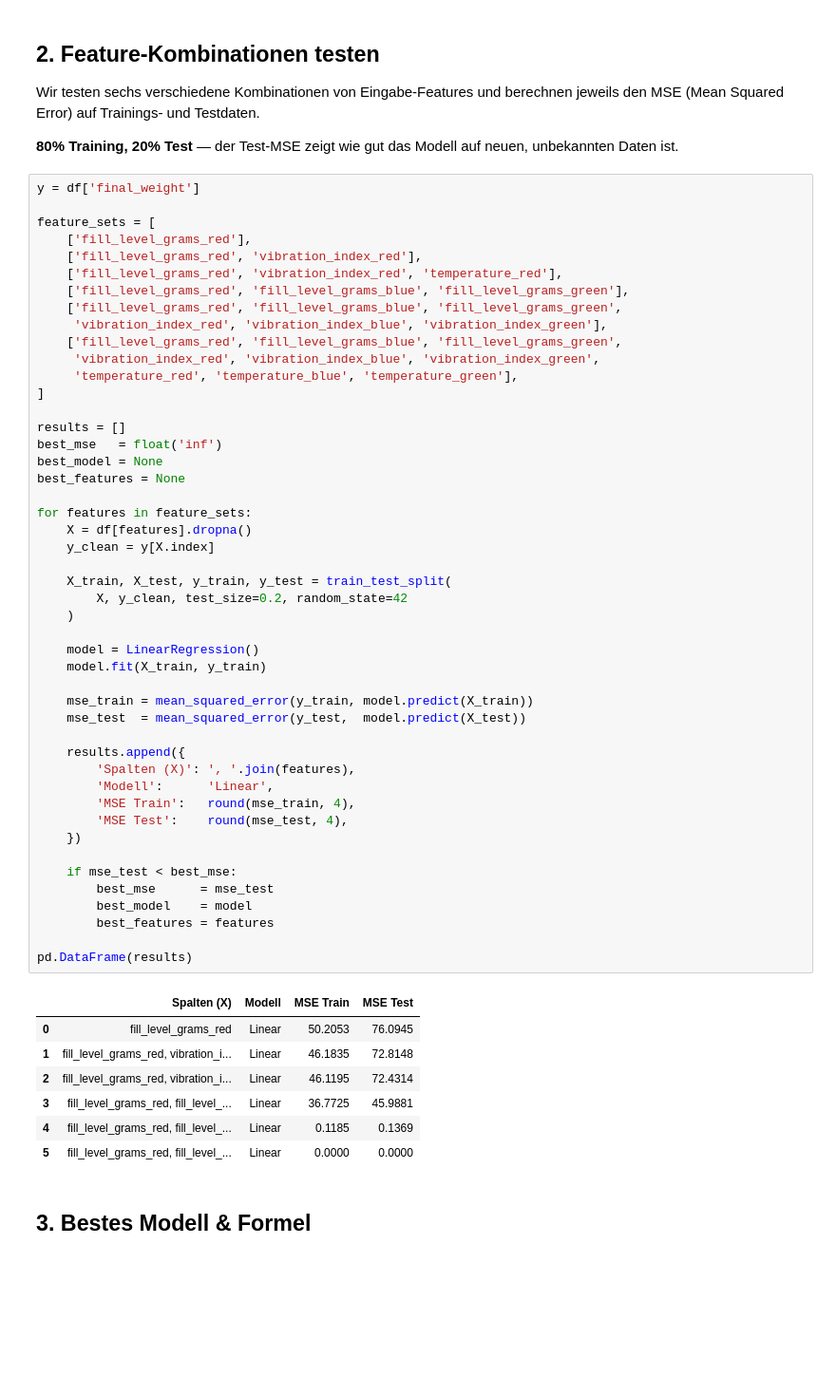
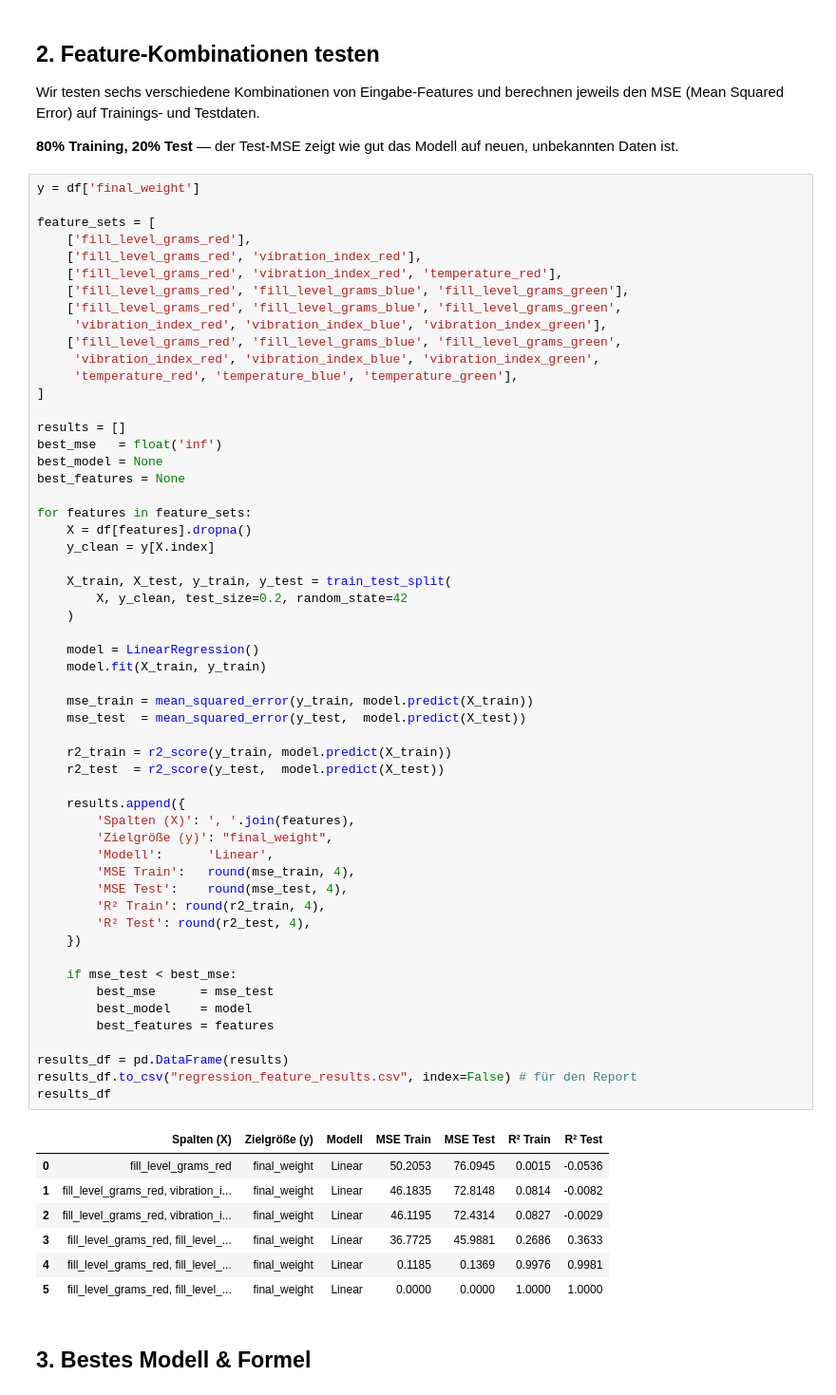
Before and after one commit to LeonSei03/IIoT_Automatisierungstechnik, a Jupyter notebook: 12_3_Regression/regression.ipynb, the cells around one changed output. Shown at 95% size. Drawn from its saved outputs; the diff is of its cells as text; blank space fills up the shorter version.

```diff
--- a/12_3_Regression/regression.ipynb
+++ b/12_3_Regression/regression.ipynb
@@ -61,41 +61,49 @@ best_mse   = float('inf')
 best_model = None
 best_features = None
 
 for features in feature_sets:
     X = df[features].dropna()
     y_clean = y[X.index]
 
     X_train, X_test, y_train, y_test = train_test_split(
         X, y_clean, test_size=0.2, random_state=42
     )
 
     model = LinearRegression()
     model.fit(X_train, y_train)
 
     mse_train = mean_squared_error(y_train, model.predict(X_train))
     mse_test  = mean_squared_error(y_test,  model.predict(X_test))
 
+    r2_train = r2_score(y_train, model.predict(X_train))
+    r2_test  = r2_score(y_test,  model.predict(X_test))
+
     results.append({
         'Spalten (X)': ', '.join(features),
+        'Zielgröße (y)': "final_weight",
         'Modell':      'Linear',
         'MSE Train':   round(mse_train, 4),
         'MSE Test':    round(mse_test, 4),
+        'R² Train': round(r2_train, 4),
+        'R² Test': round(r2_test, 4),
     })
 
     if mse_test < best_mse:
         best_mse      = mse_test
         best_model    = model
         best_features = features
 
-pd.DataFrame(results)
+results_df = pd.DataFrame(results)
+results_df.to_csv("regression_feature_results.csv", index=False) # für den Report
+results_df
 # %% [output]
-|  | Spalten (X) | Modell | MSE Train | MSE Test |
-| 0 | fill_level_grams_red | Linear | 50.2053 | 76.0945 |
-| 1 | fill_level_grams_red, vibration_i... | Linear | 46.1835 | 72.8148 |
-| 2 | fill_level_grams_red, vibration_i... | Linear | 46.1195 | 72.4314 |
-| 3 | fill_level_grams_red, fill_level_... | Linear | 36.7725 | 45.9881 |
-| 4 | fill_level_grams_red, fill_level_... | Linear | 0.1185 | 0.1369 |
-| 5 | fill_level_grams_red, fill_level_... | Linear | 0.0000 | 0.0000 |
+|  | Spalten (X) | Zielgröße (y) | Modell | MSE Train | MSE Test | R² Train | R² Test |
+| 0 | fill_level_grams_red | final_weight | Linear | 50.2053 | 76.0945 | 0.0015 | -0.0536 |
+| 1 | fill_level_grams_red, vibration_i... | final_weight | Linear | 46.1835 | 72.8148 | 0.0814 | -0.0082 |
+| 2 | fill_level_grams_red, vibration_i... | final_weight | Linear | 46.1195 | 72.4314 | 0.0827 | -0.0029 |
+| 3 | fill_level_grams_red, fill_level_... | final_weight | Linear | 36.7725 | 45.9881 | 0.2686 | 0.3633 |
+| 4 | fill_level_grams_red, fill_level_... | final_weight | Linear | 0.1185 | 0.1369 | 0.9976 | 0.9981 |
+| 5 | fill_level_grams_red, fill_level_... | final_weight | Linear | 0.0000 | 0.0000 | 1.0000 | 1.0000 |
 # %% [markdown]
 ## 3. Bestes Modell & Formel
 # %%
```
Also changed, not shown: parts of 1 cell of this notebook, 33 other files.
